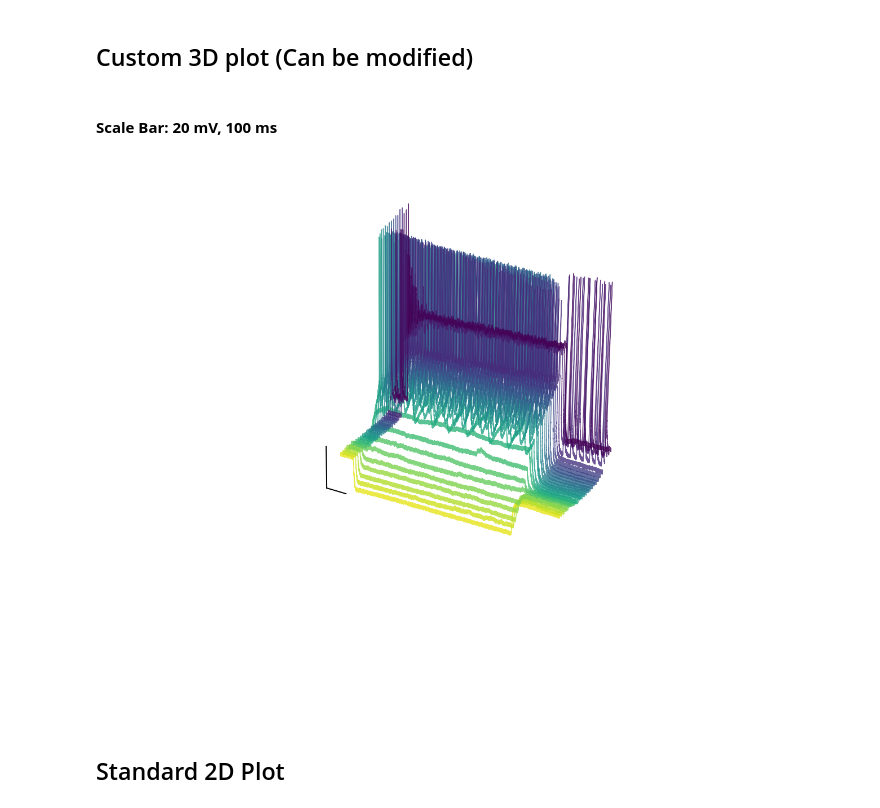
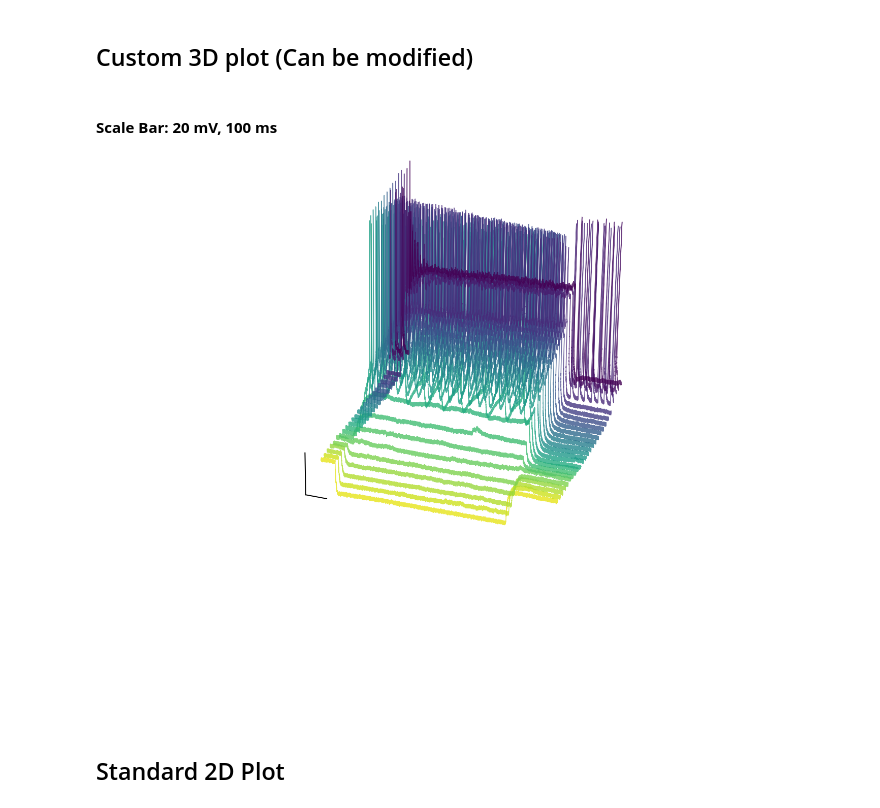
Before and after one commit to haleyspeed/python_for_data_analysis, a Jupyter notebook: 19n13066.abf Analysis.ipynb, the cells around one changed output. Cells and saved outputs as stored; diff of their text form; code cells hidden in the pictures.

Commit message:
Improved angle of custom 3d plot

```diff
--- a/19n13066.abf Analysis.ipynb
+++ b/19n13066.abf Analysis.ipynb
@@ -69,7 +69,7 @@ def custom_3d ():
     y_min = 0
     i = 0
 
-    fig = plt.figure(figsize =(18,18))
+    fig = plt.figure(figsize =(20,20))
     ax = fig.add_subplot(111, projection='3d')
 
     for sweep in sweep_list:
@@ -88,7 +88,7 @@ def custom_3d ():
         y_max = max ([max(y), y_max])
         y_min = min ([min(y), y_min])
 
-        ax.plot (x, y, i*2, zdir = 'y', alpha = 0.8, color = colors[sweep])
+        ax.plot (x, y, i*4, zdir = 'y', alpha = 0.8, color = colors[sweep])
         i = i + 1
 
     # Hide gridlines
@@ -107,34 +107,36 @@ def custom_3d ():
     y_min = y_min + y_min * 0.15
     y_max = y_max + y_max * 0.15
 
     ax.set_xlim(x_min, x_max)
     ax.set_ylim(y_min, y_max)
 
     # Add scalebars
     x_range = x_max - x_min
     y_range = y_max - y_min
 
     x_width = -0.08, -0.08 + (x_range/12.9)
     y_height = (y_min - y_min * 0.1), (y_min - y_min * 0.1) + y_range/6.5
 
     # Add 3rd dimension here
     ax.plot (x_width, [(y_min - y_min * 0.1)] * 2, 1, zdir = 'y', lw = 2, color = 'black')
     ax.plot ([-0.08] * 2, y_height, 1, zdir = 'y', lw = 2, color = 'black')
     #ax.annotate(str(round(y_range/4,-1)).replace('.0','') + ' mV' , xy = (-0.16, (y_min - y_min * 0.1) + y_range/8), fontsize = 12)
     #ax.annotate(str(round(x_range/13 * 1000,0)).replace('.0','') + ' ms', xy = (-.1 + x_range/40,(y_min - y_min * 0.02)), fontsize = 12)
 
+    ax.view_init(azim=-70)
+
     display(HTML("<br><b> Scale Bar: " + str(int(y_range/6.5)) + ' mV, ' + str(int(x_range/12.9 * 1000)) + ' ms</b>'))
 
 
     # save the figure
     plt.savefig (file_in.replace('.abf','_custom3d.jpg'), dpi=300, facecolor='w', edgecolor='w',
         orientation='portrait', papertype=None, format=None,
         transparent=False, bbox_inches=None, pad_inches=0.1, metadata=None)
 
 custom_3d()
 # %% [output]
 Scale Bar: 20 mV, 100 ms
-[figure, old version]
+[figure, new version]
 # %% [markdown]
 ## Standard 2D Plot
 # %%
```
